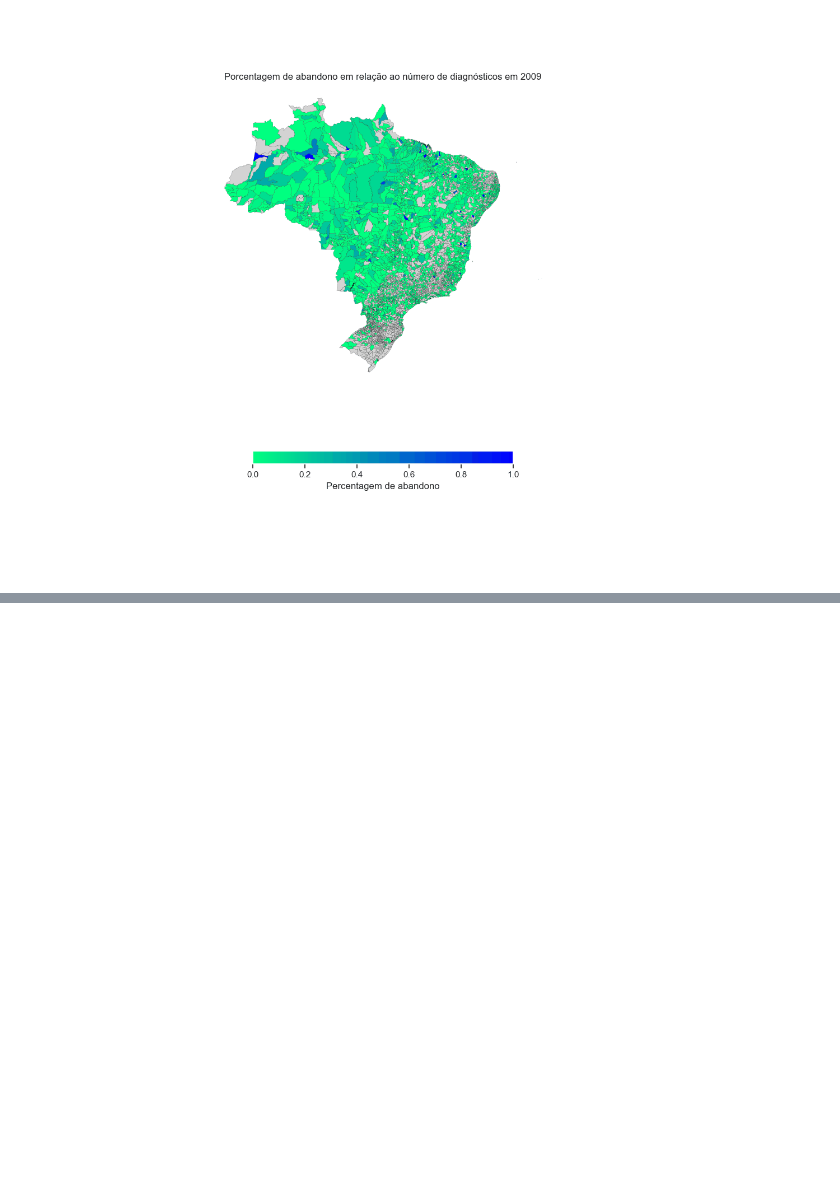
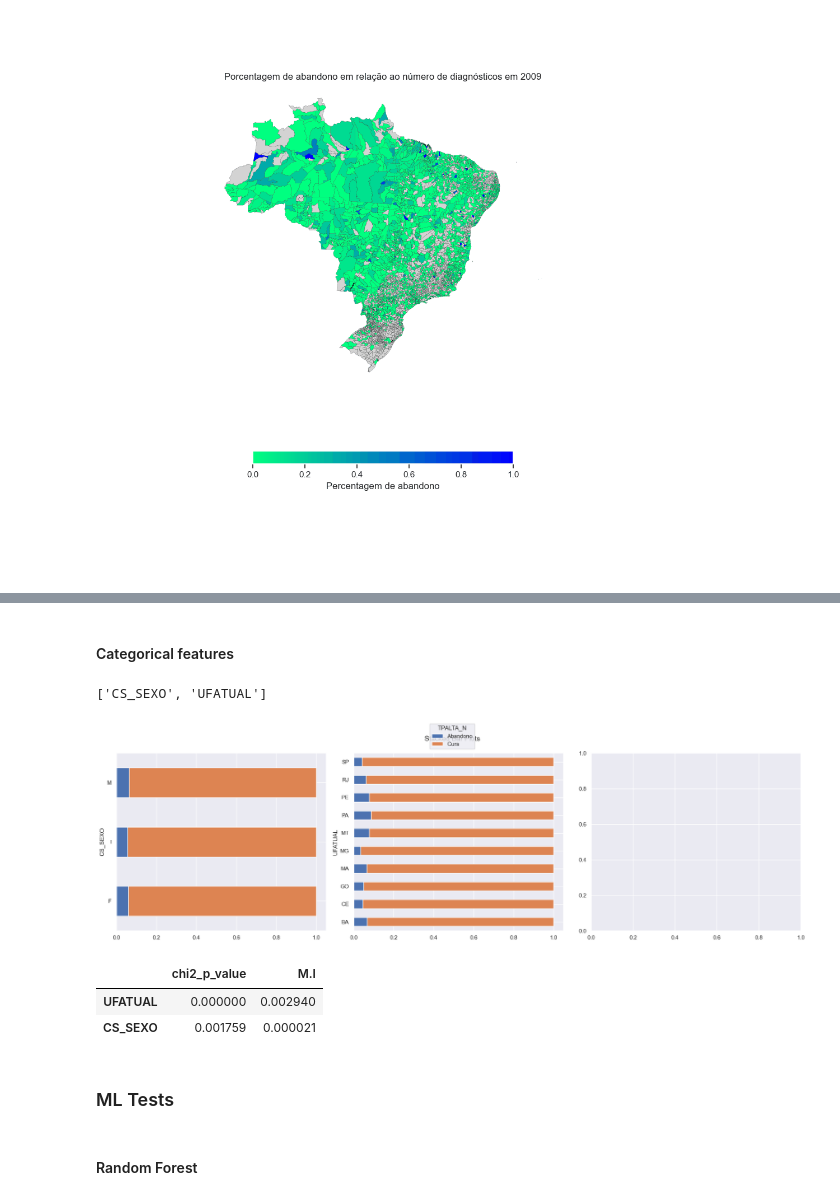
Before and after one commit to datasci4health/projects2023, a Jupyter notebook: hans_project/notebooks/EDA_Hans.ipynb, the cells around one changed output, grey strips where cells are left out. Cells and saved outputs as stored; diff of their text form; code cells hidden in the pictures; blank space fills up the shorter version.

```diff
--- a/hans_project/notebooks/EDA_Hans.ipynb
+++ b/hans_project/notebooks/EDA_Hans.ipynb
@@ -284,0 +630,20 @@ Image(filename='../assets/graficos/graficos_ab.gif')
+# %% [markdown]
+#### Categorical features
+# %%
+cat_feats = [feat for feat in cat_feats if 'DT' not in feat if target not in feat if 'ID' not in feat if 'ESCOL' not in feat]
+cat_feats
+# %% [output]
+['CS_SEXO', 'UFATUAL']
+# %%
+make_subplots(df_hans_outcome, cat_feats, target)
+# %% [output]
+[figure, added]
+# %%
+cat_corr = get_correlations(df_hans_outcome, cat_feats, target)
+cat_corr
+# %% [output]
+|  | chi2_p_value | M.I |
+| UFATUAL | 0.000000 | 0.002940 |
+| CS_SEXO | 0.001759 | 0.000021 |
+# %% [markdown]
+### ML Tests
@@ -284,0 +673,2 @@ Image(filename='../assets/graficos/graficos_ab.gif')
+# %% [markdown]
+#### Random Forest
```
Also changed, not shown: parts of 25 cells of this notebook, 4 other files.
